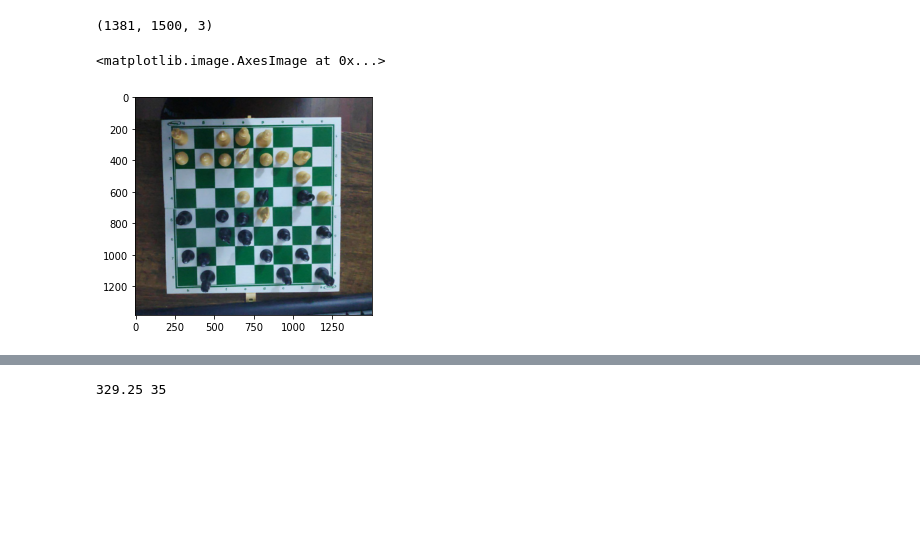
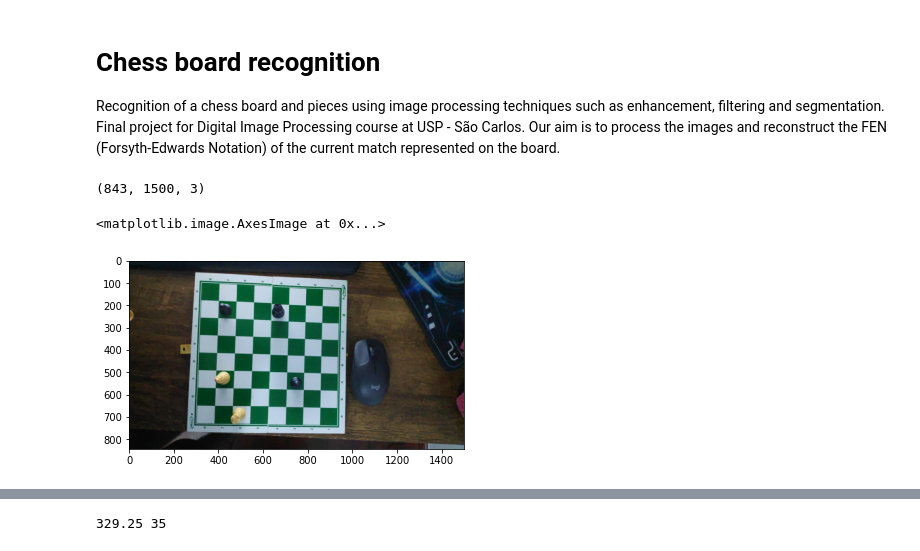
Before and after one commit to andrefakhoury/chess-board-recognition, a Jupyter notebook: notebook.ipynb, the cells around one changed output, grey strips where cells are left out. Saved outputs shown, nothing was run; the diff lists cells and outputs as text; code cells hidden in the pictures; blank space fills up the shorter version.

```diff
--- a/notebook.ipynb
+++ b/notebook.ipynb
@@ -3,3 +20,7 @@
+# %% [markdown]
+# Chess board recognition
+
+Recognition of a chess board and pieces using image processing techniques such as enhancement, filtering and segmentation. Final project for Digital Image Processing course at USP - São Carlos. Our aim is to process the images and reconstruct the FEN (Forsyth-Edwards Notation) of the current match represented on the board.
 # %%
 import cv2
 import imageio
@@ -8,12 +33,12 @@ import matplotlib.pyplot as plt
 # %%
-img = imageio.imread('my-data/image-20210616-223155.png')
+img = imageio.imread('my-data/image-20210616-221945.png')
 w, h = img.shape[0], img.shape[1]
 w, h = 1500, int(1500 * w / h)
 img = cv2.resize(img, (w, h), interpolation = cv2.INTER_AREA)
 print(img.shape)
 plt.imshow(img)
 # %% [output]
-(1381, 1500, 3)
+(843, 1500, 3)
 <matplotlib.image.AxesImage at 0x...>
-[figure, old version]
+[figure, new version]
 # %%
```
Also changed, not shown: parts of 8 cells of this notebook.
